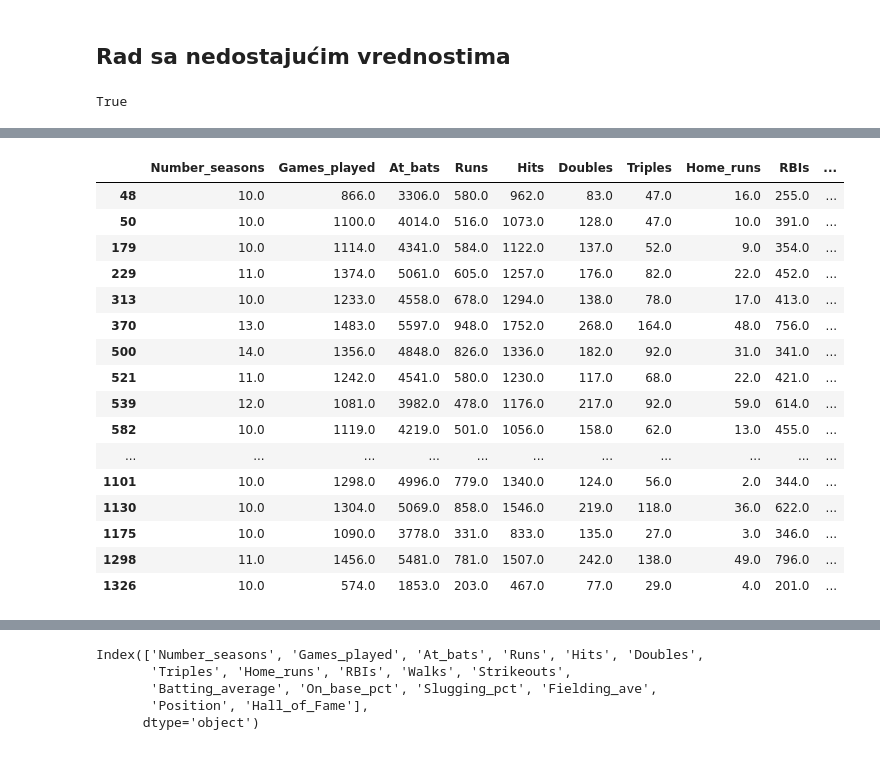
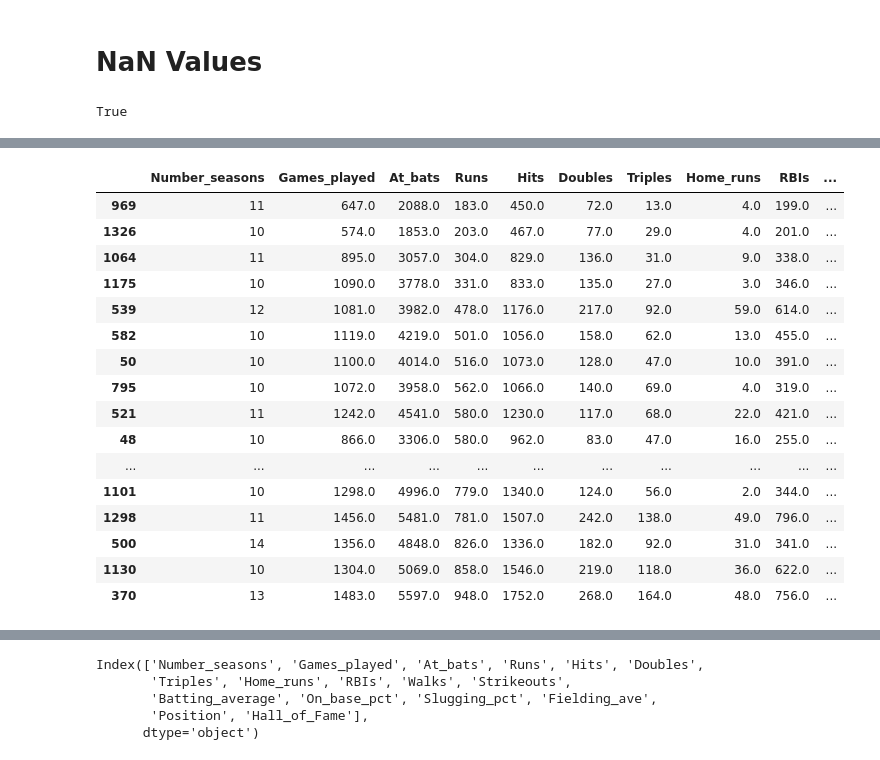
Before and after one commit to MATF-istrazivanje-podataka-1/2023_Data_Mining_Baseball_Dataset, a Jupyter notebook: Preprocesiranje.ipynb, the cells around one changed output, grey strips where cells are left out. Cells and saved outputs as stored; diff of their text form; code cells hidden in the pictures.

```diff
--- a/Preprocesiranje.ipynb
+++ b/Preprocesiranje.ipynb
@@ -44,6 +37,4 @@ dtypes: float64(15), int64(1), object(1)
 memory usage: 178.1+ KB
-# %%
-df = df.astype({'Hall_of_Fame':'string', 'Position':'string'})
 # %%
 df.describe()
 # %% [output]
@@ -61,5 +73,5 @@ dfOriginal = df.copy(deep=True)
 # %% [markdown]
-## Rad sa nedostajućim vrednostima
+# NaN Values
 # %%
 df.isna().any().any()
 # %% [output]
@@ -87,22 +99,22 @@ Hall_of_Fame       False
 dtype: bool
 # %%
 # df[df.Strikeouts.isna()].shape
-df[df.Strikeouts.isna()]
+df[df.Strikeouts.isna()].sort_values(by='Runs')
 # %% [output]
 |  | Number_seasons | Games_played | At_bats | Runs | Hits | Doubles | Triples | Home_runs | RBIs | ... |
-| 48 | 10.0 | 866.0 | 3306.0 | 580.0 | 962.0 | 83.0 | 47.0 | 16.0 | 255.0 | ... |
-| 50 | 10.0 | 1100.0 | 4014.0 | 516.0 | 1073.0 | 128.0 | 47.0 | 10.0 | 391.0 | ... |
-| 179 | 10.0 | 1114.0 | 4341.0 | 584.0 | 1122.0 | 137.0 | 52.0 | 9.0 | 354.0 | ... |
-| 229 | 11.0 | 1374.0 | 5061.0 | 605.0 | 1257.0 | 176.0 | 82.0 | 22.0 | 452.0 | ... |
-| 313 | 10.0 | 1233.0 | 4558.0 | 678.0 | 1294.0 | 138.0 | 78.0 | 17.0 | 413.0 | ... |
-| 370 | 13.0 | 1483.0 | 5597.0 | 948.0 | 1752.0 | 268.0 | 164.0 | 48.0 | 756.0 | ... |
-| 500 | 14.0 | 1356.0 | 4848.0 | 826.0 | 1336.0 | 182.0 | 92.0 | 31.0 | 341.0 | ... |
-| 521 | 11.0 | 1242.0 | 4541.0 | 580.0 | 1230.0 | 117.0 | 68.0 | 22.0 | 421.0 | ... |
-| 539 | 12.0 | 1081.0 | 3982.0 | 478.0 | 1176.0 | 217.0 | 92.0 | 59.0 | 614.0 | ... |
-| 582 | 10.0 | 1119.0 | 4219.0 | 501.0 | 1056.0 | 158.0 | 62.0 | 13.0 | 455.0 | ... |
+| 969 | 11 | 647.0 | 2088.0 | 183.0 | 450.0 | 72.0 | 13.0 | 4.0 | 199.0 | ... |
+| 1326 | 10 | 574.0 | 1853.0 | 203.0 | 467.0 | 77.0 | 29.0 | 4.0 | 201.0 | ... |
+| 1064 | 11 | 895.0 | 3057.0 | 304.0 | 829.0 | 136.0 | 31.0 | 9.0 | 338.0 | ... |
+| 1175 | 10 | 1090.0 | 3778.0 | 331.0 | 833.0 | 135.0 | 27.0 | 3.0 | 346.0 | ... |
+| 539 | 12 | 1081.0 | 3982.0 | 478.0 | 1176.0 | 217.0 | 92.0 | 59.0 | 614.0 | ... |
+| 582 | 10 | 1119.0 | 4219.0 | 501.0 | 1056.0 | 158.0 | 62.0 | 13.0 | 455.0 | ... |
+| 50 | 10 | 1100.0 | 4014.0 | 516.0 | 1073.0 | 128.0 | 47.0 | 10.0 | 391.0 | ... |
+| 795 | 10 | 1072.0 | 3958.0 | 562.0 | 1066.0 | 140.0 | 69.0 | 4.0 | 319.0 | ... |
+| 521 | 11 | 1242.0 | 4541.0 | 580.0 | 1230.0 | 117.0 | 68.0 | 22.0 | 421.0 | ... |
+| 48 | 10 | 866.0 | 3306.0 | 580.0 | 962.0 | 83.0 | 47.0 | 16.0 | 255.0 | ... |
 | ... | ... | ... | ... | ... | ... | ... | ... | ... | ... | ... |
-| 1101 | 10.0 | 1298.0 | 4996.0 | 779.0 | 1340.0 | 124.0 | 56.0 | 2.0 | 344.0 | ... |
-| 1130 | 10.0 | 1304.0 | 5069.0 | 858.0 | 1546.0 | 219.0 | 118.0 | 36.0 | 622.0 | ... |
-| 1175 | 10.0 | 1090.0 | 3778.0 | 331.0 | 833.0 | 135.0 | 27.0 | 3.0 | 346.0 | ... |
-| 1298 | 11.0 | 1456.0 | 5481.0 | 781.0 | 1507.0 | 242.0 | 138.0 | 49.0 | 796.0 | ... |
-| 1326 | 10.0 | 574.0 | 1853.0 | 203.0 | 467.0 | 77.0 | 29.0 | 4.0 | 201.0 | ... |
+| 1101 | 10 | 1298.0 | 4996.0 | 779.0 | 1340.0 | 124.0 | 56.0 | 2.0 | 344.0 | ... |
+| 1298 | 11 | 1456.0 | 5481.0 | 781.0 | 1507.0 | 242.0 | 138.0 | 49.0 | 796.0 | ... |
+| 500 | 14 | 1356.0 | 4848.0 | 826.0 | 1336.0 | 182.0 | 92.0 | 31.0 | 341.0 | ... |
+| 1130 | 10 | 1304.0 | 5069.0 | 858.0 | 1546.0 | 219.0 | 118.0 | 36.0 | 622.0 | ... |
+| 370 | 13 | 1483.0 | 5597.0 | 948.0 | 1752.0 | 268.0 | 164.0 | 48.0 | 756.0 | ... |
```
Also changed, not shown: parts of 47 cells of this notebook, 7 other files.
